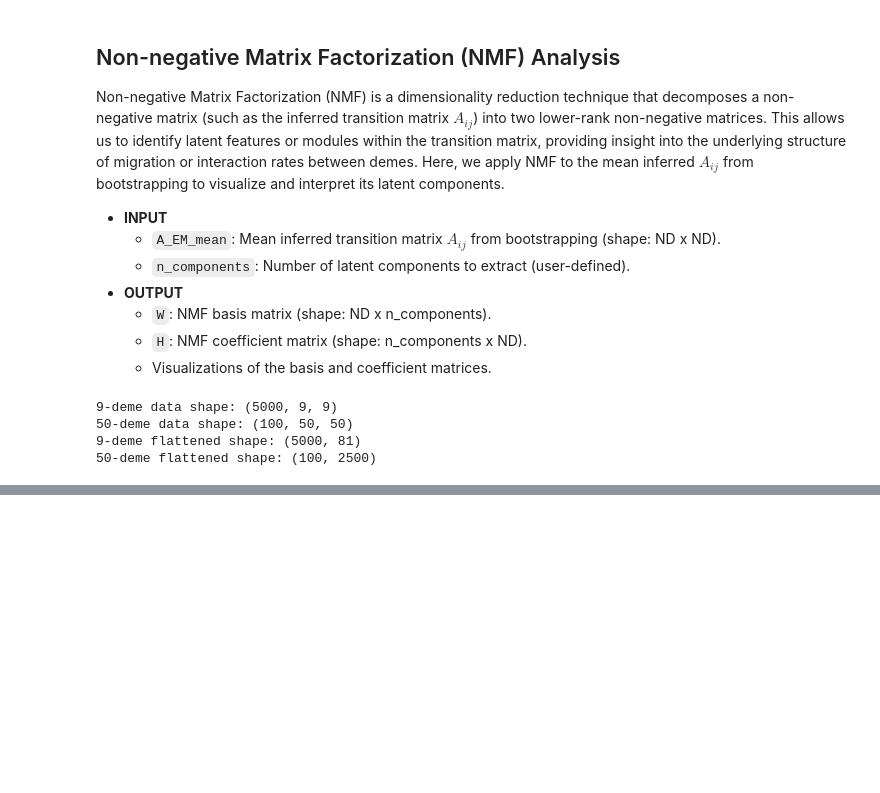
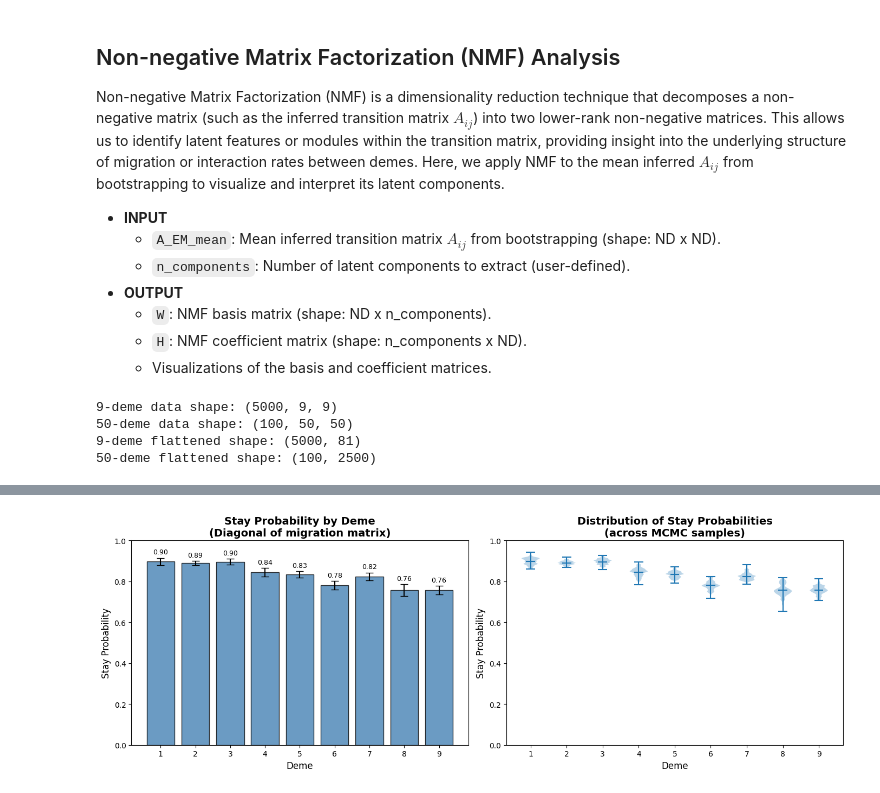
Before and after one commit to garywithav/NetworkCoarseGrain, a Jupyter notebook: usage_HMM_WF.ipynb, the cells around one changed output, grey strips where cells are left out. Saved outputs shown, nothing was run; the diff lists cells and outputs as text; code cells hidden in the pictures; blank space fills up the shorter version.

```diff
--- a/usage_HMM_WF.ipynb
+++ b/usage_HMM_WF.ipynb
@@ -1613,0 +887,31 @@ print("="*60)
+# %%
+fig, axes = plt.subplots(1, 2, figsize=(14, 5))
+
+# Plot 1: Mean stay probability by deme
+mean_stay = stay_probs_all.mean(axis=0)
+std_stay = stay_probs_all.std(axis=0)
+
+axes[0].bar(range(1, n_demes + 1), mean_stay, yerr=std_stay, capsize=5,
+            color='steelblue', edgecolor='black', alpha=0.8)
+axes[0].set_xlabel('Deme', fontsize=12)
+axes[0].set_ylabel('Stay Probability', fontsize=12)
+axes[0].set_title('Stay Probability by Deme\n(Diagonal of migration matrix)', fontsize=14, fontweight='bold')
+axes[0].set_ylim(0, 1)
+axes[0].set_xticks(range(1, n_demes + 1))
+
+# Add value labels
+for i, (m, s) in enumerate(zip(mean_stay, std_stay)):
+    axes[0].text(i + 1, m + s + 0.02, f'{m:.2f}', ha='center', fontsize=9)
+
+# Plot 2: Distribution of stay probabilities across all samples
+axes[1].violinplot(stay_probs_all, positions=range(1, n_demes + 1), showmeans=True)
+axes[1].set_xlabel('Deme', fontsize=12)
+axes[1].set_ylabel('Stay Probability', fontsize=12)
+axes[1].set_title('Distribution of Stay Probabilities\n(across MCMC samples)', fontsize=14, fontweight='bold')
+axes[1].set_ylim(0, 1)
+axes[1].set_xticks(range(1, n_demes + 1))
+
+plt.tight_layout()
+plt.show()
+# %% [output]
+[figure, added]
```
Also changed, not shown: parts of 44 cells of this notebook.
